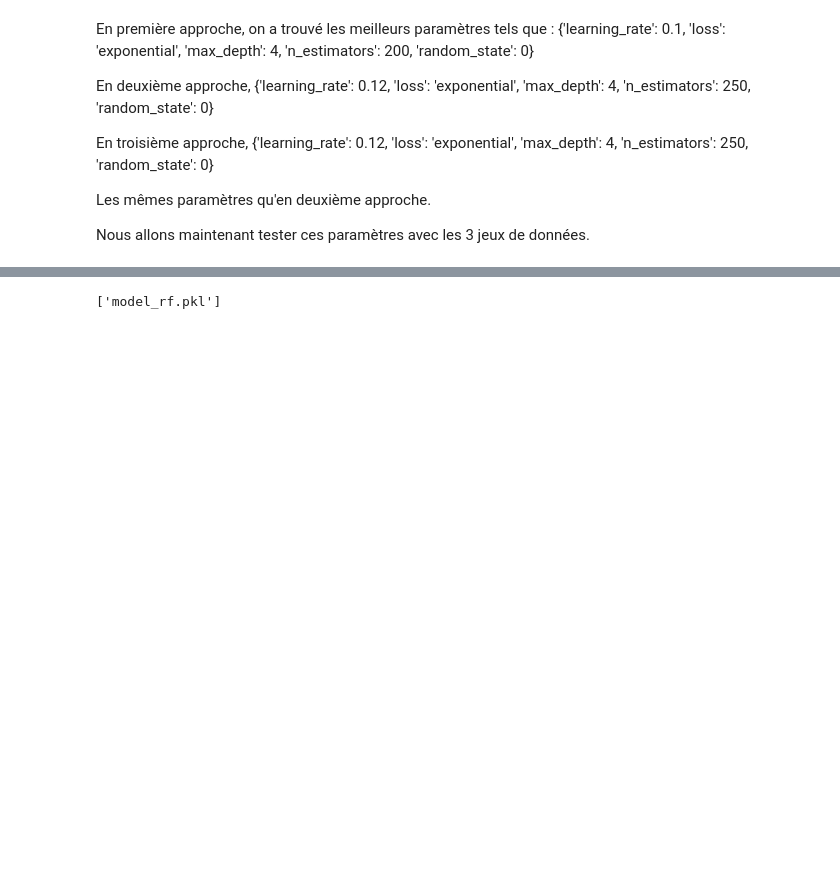
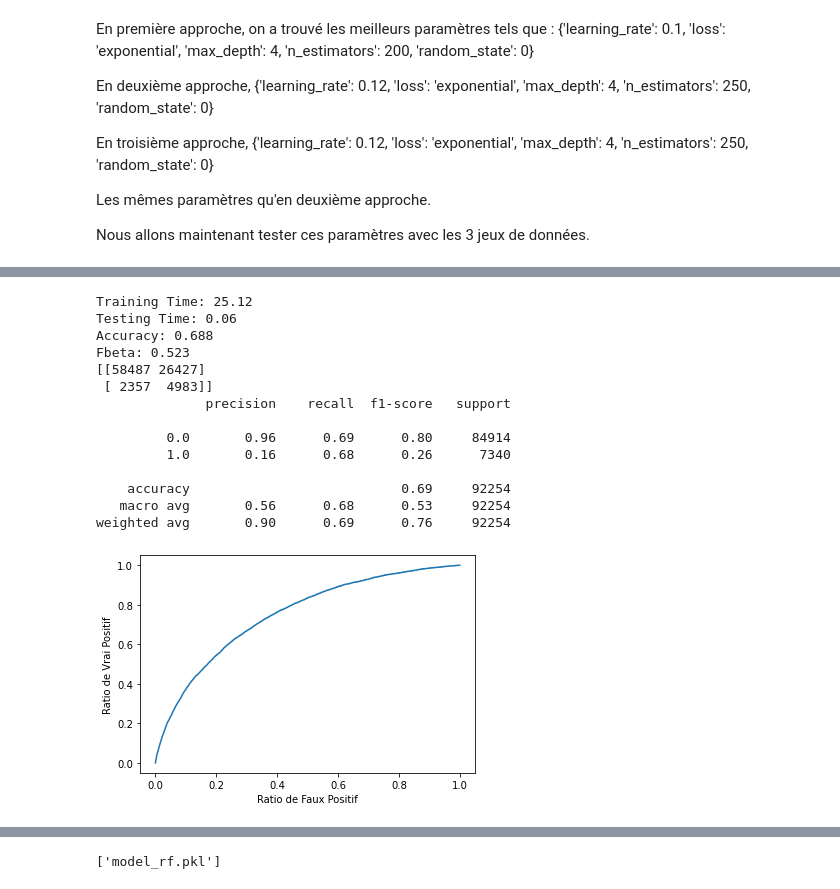
Before and after one commit to TravelAsATeam/OpenClassroomsP7, a Jupyter notebook: Model.ipynb, the cells around one changed output, grey strips where cells are left out. Drawn from its saved outputs; the diff is of its cells as text; code cells hidden in the pictures; blank space fills up the shorter version.

Commit message:
Maj + Ajout du dataset reduit pour le cloud

```diff
--- a/Model.ipynb
+++ b/Model.ipynb
@@ -622,0 +806,50 @@ Pour ces raisons, c'est ce modèle que l'on utilisera par la suite pour l'API.
+# %%
+# Test de la fonction class_weight, cette fonction n'existe pas pour GradientBoostingClassifier,
+# notre modèle optimal, mais on peut la tester sur LogisticRegression
+
+# Regression Logistique
+from sklearn.linear_model import LogisticRegression
+# Entrainement sur le jeu de données déséquilibré
+regCW_imb = LogisticRegression(penalty = 'l2', solver = 'liblinear', random_state = 0,
+                             max_iter = 1000, class_weight='balanced')
+start = time()
+regCW_imb.fit(X_train, y_train)
+end = time()
+time_regCW_imb_train = end - start
+print("Training Time: {:.2f}".format(time_regCW_imb_train))
+# Prédiction
+start = time()
+y_regCW_imb_pred = regCW_imb.predict(X_test)
+end = time()
+time_regCW_imb_pred = end - start
+print("Testing Time: {:.2f}".format(time_regCW_imb_pred))
+# Métriques
+acc_regCW_imb = metrics.accuracy_score(y_test, y_regCW_imb_pred)
+print("Accuracy: {:.3f}".format(acc_regCW_imb))
+fbeta_regCW_imb = metrics.fbeta_score(y_test, y_regCW_imb_pred, beta=3.16)
+print("Fbeta: {:.3f}".format(fbeta_regCW_imb))
+confusion_regCW_imb = metrics.confusion_matrix(y_test, y_regCW_imb_pred)
+print(confusion_regCW_imb)
+print(metrics.classification_report(y_test, y_regCW_imb_pred))
+# Courbe ROC
+fpr, tpr, _ = metrics.roc_curve(y_test,  regCW_imb.predict_proba(X_test)[:,1])
+plt.plot(fpr,tpr)
+plt.ylabel('Ratio de Vrai Positif')
+plt.xlabel('Ratio de Faux Positif')
+plt.show()
+# %% [output]
+Training Time: 25.12
+Testing Time: 0.06
+Accuracy: 0.688
+Fbeta: 0.523
+[[58487 26427]
+ [ 2357  4983]]
+              precision    recall  f1-score   support
+
+         0.0       0.96      0.69      0.80     84914
+         1.0       0.16      0.68      0.26      7340
+
+    accuracy                           0.69     92254
+   macro avg       0.56      0.68      0.53     92254
+weighted avg       0.90      0.69      0.76     92254
+[figure, added]
```
Also changed, not shown: parts of 19 cells of this notebook, 3 other files.
